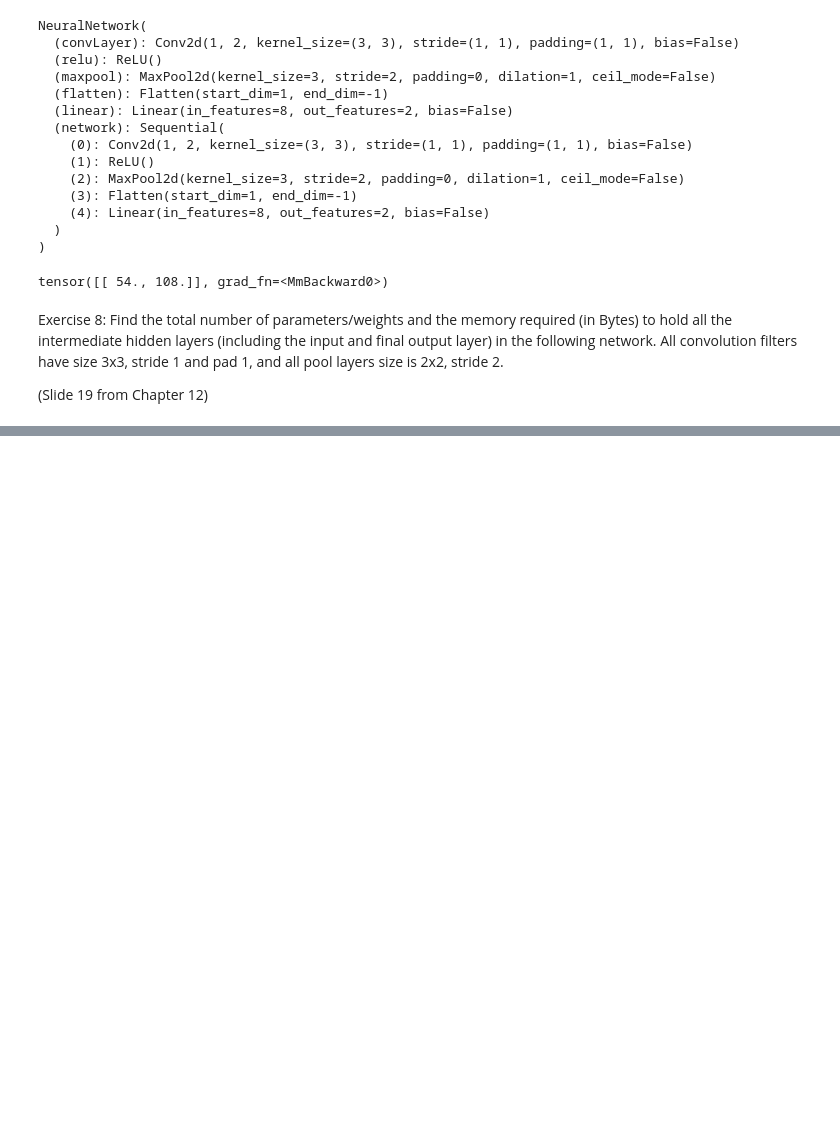
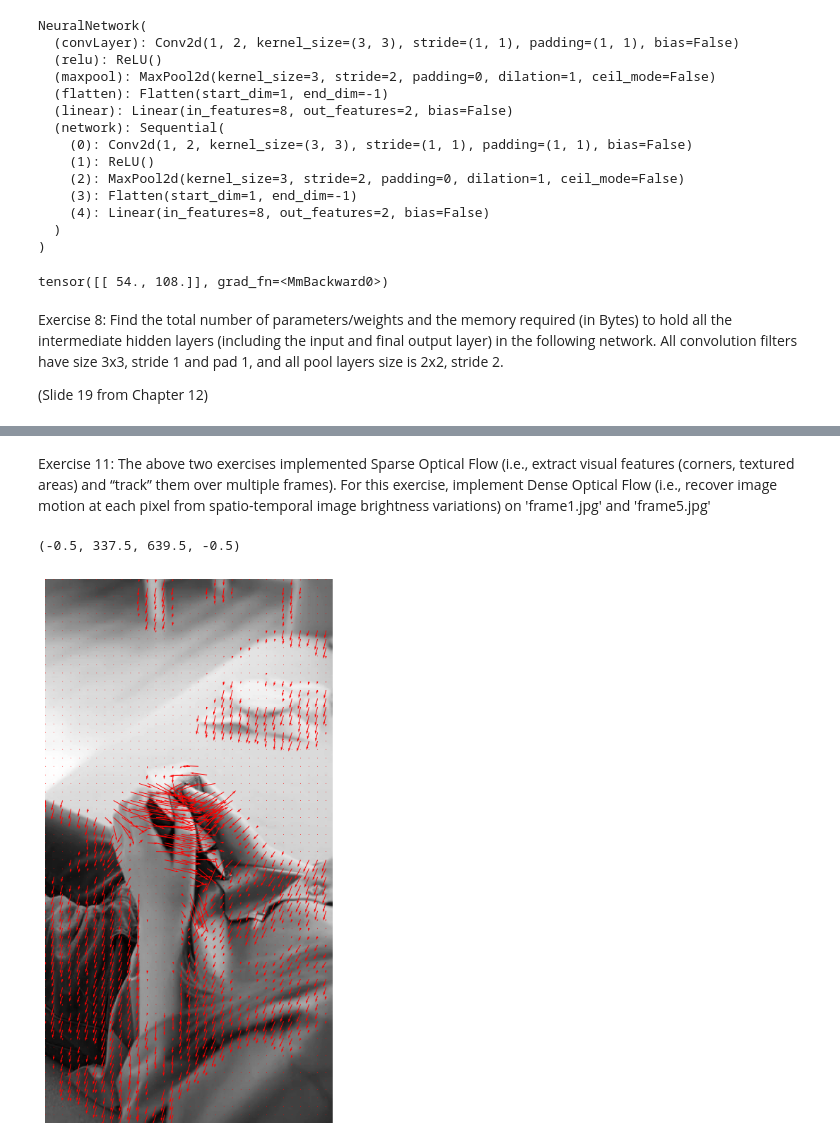
Before and after one commit to lamiselsayed/Computer-Vision-Repository, a Jupyter notebook: course content/Final Review/Lamis's Final Review.ipynb, the cells around one changed output, grey strips where cells are left out. Cells and saved outputs as stored; diff of their text form; code cells hidden in the pictures; blank space fills up the shorter version.

```diff
--- a/course content/Final Review/Lamis's Final Review.ipynb
+++ b/course content/Final Review/Lamis's Final Review.ipynb
@@ -686,0 +817,19 @@ Exercise 9:
+# %% [markdown]
+Exercise 11: The above two exercises implemented Sparse Optical Flow (i.e., extract visual features (corners, textured areas) and “track” them over multiple frames). For this exercise, implement Dense Optical Flow (i.e., recover image motion at each pixel from spatio-temporal image brightness variations) on 'frame1.jpg' and 'frame5.jpg'
+# %%
+frame1 = cv2.imread(os.path.join(new_data, 'frame1.jpg'), cv2.IMREAD_GRAYSCALE)
+frame2 = cv2.imread(os.path.join(new_data, 'frame5.jpg'), cv2.IMREAD_GRAYSCALE)
+
+flow = cv2.calcOpticalFlowFarneback(prev = frame1, next = frame2, flow = None, pyr_scale = 0.5, levels = 3, winsize = 15,
+                                    iterations = 3, poly_n = 5, poly_sigma = 1.2, flags = 0)
+
+plt.figure(figsize = (20, 10))
+plt.imshow(frame1, cmap='gray')
+plt.quiver(range(0, flow.shape[1], 10),
+           range(0, flow.shape[0], 10),
+           flow[::10, ::10, 0],
+           flow[::10, ::10, 1], scale = 100, color = 'r')
+plt.axis('off')
+# %% [output]
+(-0.5, 337.5, 639.5, -0.5)
+[figure, added]
```
Also changed, not shown: parts of 6 cells of this notebook.
